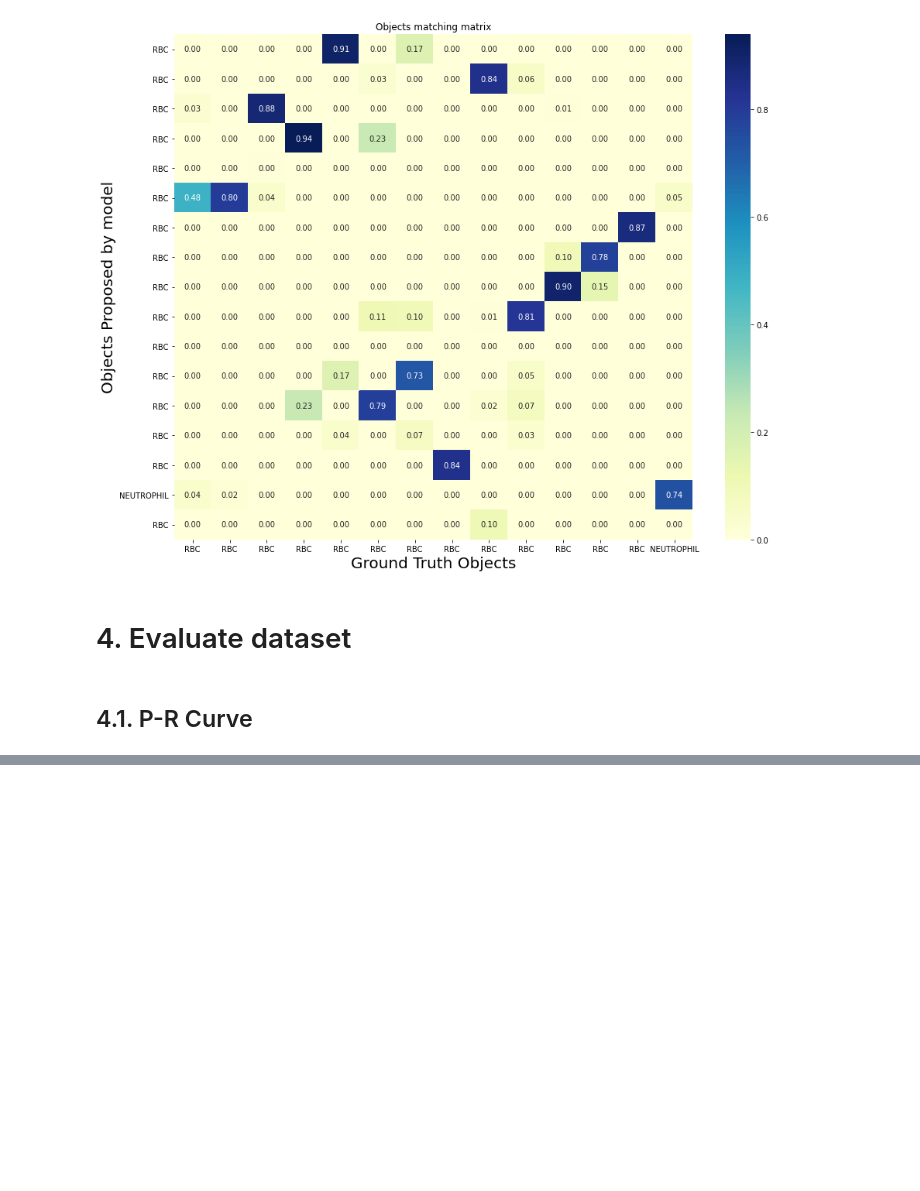
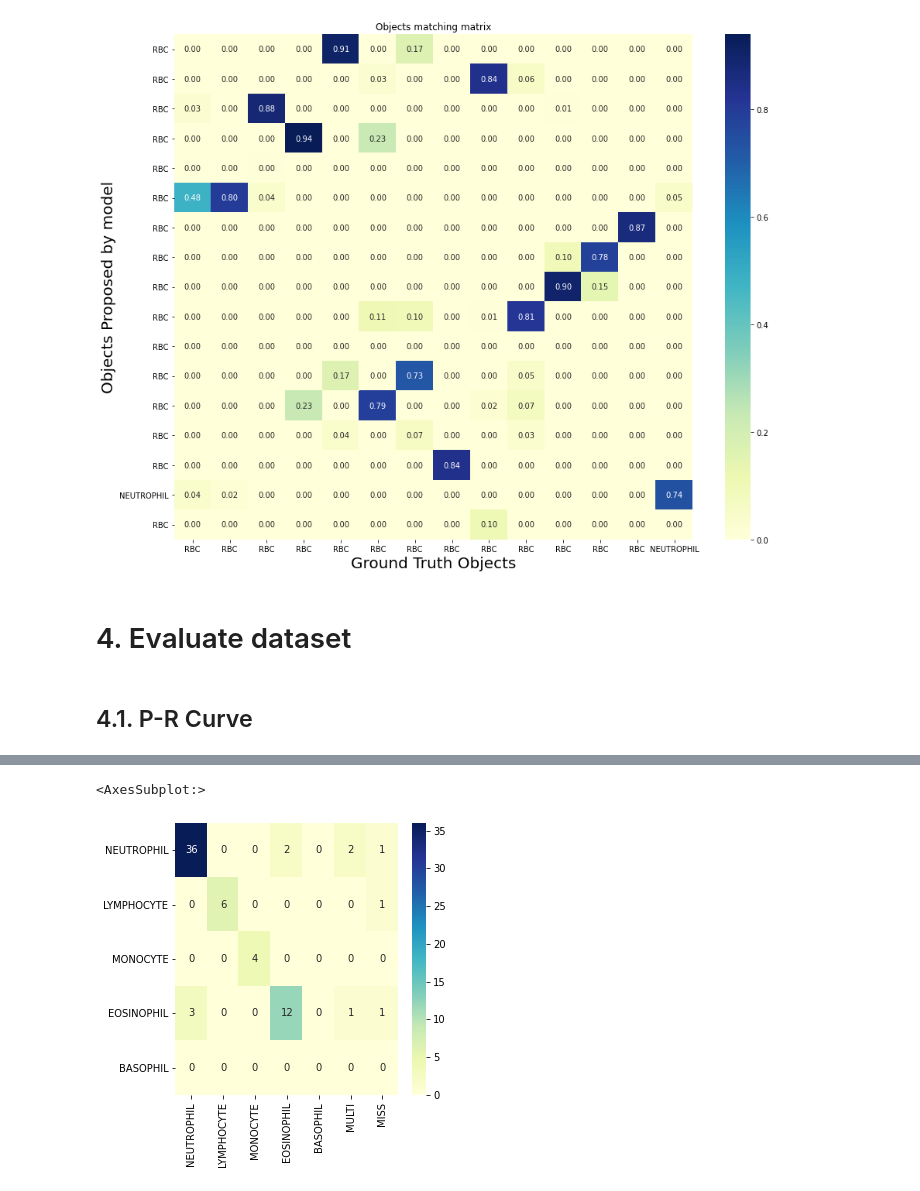
Before and after one commit to GanJiayu/X_DL_BloodCell, a Jupyter notebook: notebooks/2 - Evaluate_maskrcnn.ipynb, the cells around one changed output, grey strips where cells are left out. Drawn from its saved outputs; the diff is of its cells as text; code cells hidden in the pictures; blank space fills up the shorter version.

```diff
--- a/notebooks/2 - Evaluate_maskrcnn.ipynb
+++ b/notebooks/2 - Evaluate_maskrcnn.ipynb
@@ -266,0 +296,20 @@ for class_id in range(len(dataset_inference.class_names_preset)):
+# %%
+gt_classes = list(dataset_inference.class_names_preset)[4:]
+pred_classes = list(dataset_inference.class_names_preset)[4:] + ["MULTI", "MISS"]
+cm = np.zeros((len(gt_classes), len(pred_classes)))
+for l in wbc_classifications:
+    GT = gt_classes.index(l["gt_wbc_class"])
+    PRED = pred_classes.index(l["pred_wbc_class"])
+    cm[GT,PRED]+=1
+
+import seaborn as sn
+import pandas as pd
+import matplotlib.pyplot as plt
+
+df_cm = pd.DataFrame(cm.astype(np.int), index = gt_classes,
+                 columns= pred_classes)
+plt.figure(figsize = (5,5))
+sn.heatmap(df_cm, annot=True, cmap="YlGnBu", fmt="d")
+# %% [output]
+<AxesSubplot:>
+[figure, added]
```
Also changed, not shown: parts of 6 cells of this notebook.
